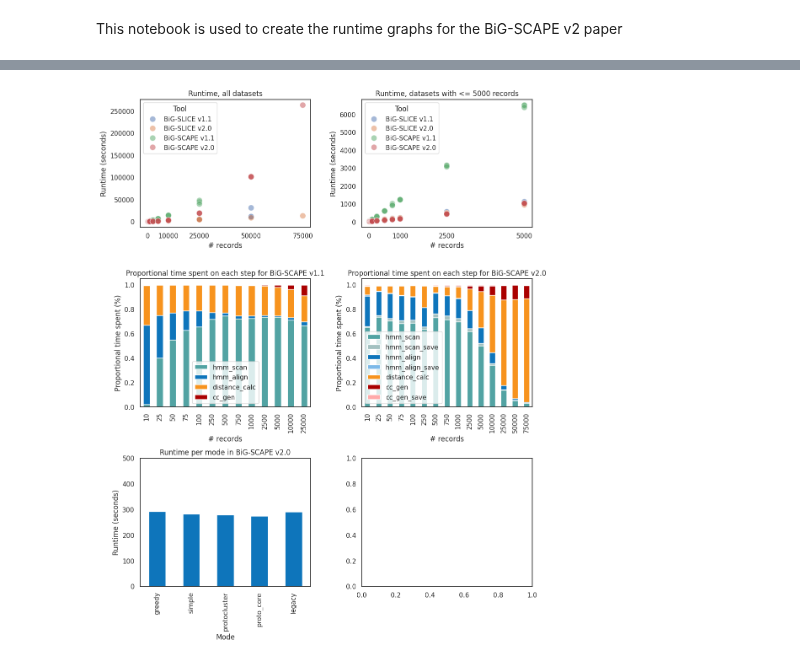
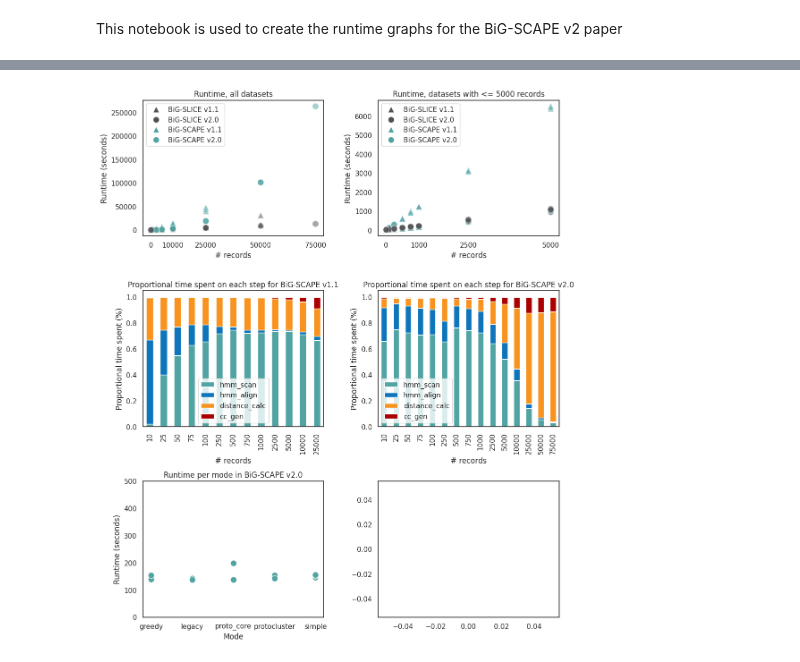
Before and after one commit to adraismawur/bigscape-v2-notebooks, a Jupyter notebook: runtimes.ipynb, the cells around one changed output, grey strips where cells are left out. Drawn from its saved outputs; the diff is of its cells as text; code cells hidden in the pictures.

Commit message:
update modes data. remove unused grapsh

```diff
--- a/runtimes.ipynb
+++ b/runtimes.ipynb
@@ -26,6 +24,16 @@ COLORS = {
 bigscape_v1_matrix = pd.read_csv("bigscape_v1_matrix.csv")
 # bs2 csv: size,sample,start,hmm_scan,hmm_scan_save,hmm_align,hmm_align_save,distance_calc,cc_gen,cc_gen_save,total
 bigscape_v2_matrix = pd.read_csv("bigscape_v2_matrix.csv")
+
+# for v2 we want to combine the saving steps with their preceding steps
+bigscape_v2_matrix["hmm_scan"] = bigscape_v2_matrix["hmm_scan"] + bigscape_v2_matrix["hmm_scan_save"]
+bigscape_v2_matrix["hmm_align"] = bigscape_v2_matrix["hmm_align"] + bigscape_v2_matrix["hmm_align_save"]
+bigscape_v2_matrix["cc_gen"] = bigscape_v2_matrix["cc_gen"] + bigscape_v2_matrix["cc_gen_save"]
+
+# then drop the saving columns
+bigscape_v2_matrix = bigscape_v2_matrix.drop(columns=["hmm_scan_save", "hmm_align_save", "cc_gen_save"])
+
+
 # bs2 mode csvs. same sa bs2
 
 bigscape_v2_mode_matrix = pd.read_csv("bigscape_v2_mode_matrix.csv")
@@ -136,9 +90,23 @@ plt.legend().remove()
 # %%
 # collate into one image
+
 fig, axes = plt.subplots(3, 2, figsize=(12, 15))
+ax = fig.gca()
+a = ax.scatter([0],[0], marker='^')
+b = ax.scatter([0],[0], marker='o')
+triangle_mk, = a.get_paths()
+dot_mk, = b.get_paths()
+a.remove()
+b.remove()
 
 ### total runtimes
 
+totals_colors = [
+    COLORS["bigslice_grey"],
+    COLORS["bigslice_grey"],
+    COLORS["bigscape_blue"],
+    COLORS["bigscape_blue"],
+]
 ## a) total runtimes for all sample sizes
 sns.scatterplot(
     ax=axes[0,0],
@@ -147,7 +115,7 @@ sns.scatterplot(
     y="total",
     hue="Tool",
     s=100,
-    alpha=0.5
+    palette=totals_colors
 )
 
 # title
@@ -160,6 +128,18 @@ axes[0, 0].set_xticks([0, 10000, 25000, 50000, 75000])
 # y axis options
 axes[0, 0].set_ylabel("Runtime (seconds)")
 
+
+# apply correct markers
+colls = axes[0, 0].collections
+for collection in colls:
+    collection.set_paths([triangle_mk] * 42 + [dot_mk] * 42 + [triangle_mk] * 42 + [dot_mk] * 42)
+    collection.set_alpha(0.5)
+
+handles, labels = axes[0, 0].get_legend_handles_labels()
+handles[0].set_marker("^")
+handles[2].set_marker("^")
+axes[0, 0].legend(handles, labels)
+
 ## b) total runtimes for sample sizes <= 10000
 # generate plot
 sns.scatterplot(
@@ -169,7 +149,7 @@ sns.scatterplot(
     y="total",
     hue="Tool",
     s=100,
-    alpha=0.5
+    palette=totals_colors
 )
 
 # title
@@ -182,6 +162,17 @@ axes[0, 1].set_xticks([0, 1000, 2500, 5000])
 # y axis options
 axes[0, 1].set_ylabel("Runtime (seconds)")
 
+
+# apply correct markers
+colls = axes[0, 1].collections
+for collection in colls:
+    collection.set_paths([triangle_mk] * 42 + [dot_mk] * 42 + [triangle_mk] * 42 + [dot_mk] * 42)
+    collection.set_alpha(0.5)
+
+handles, labels = axes[0, 1].get_legend_handles_labels()
+handles[0].set_marker("^")
+handles[2].set_marker("^")
+axes[0, 1].legend(handles, labels)
 
 ### runtime proportional time spent
 
@@ -208,35 +199,39 @@ axes[1, 0].set_ylabel("Proportional time spent (%)")
 # generate plot
 v2_prop_time_colors = [
     COLORS["bigscape_blue"],
-    COLORS["bigscape_blue_pale"],
     COLORS["dark_blue"],
-    COLORS["light_blue"],
     COLORS["orange_i_found_on_bigscape_image"],
     COLORS["antismash_red"],
-    COLORS["antismash_red_pale"]
 ]
 bigscape_v2_avg_prop.plot(ax=axes[1, 1], kind='bar', stacked=True, color=v2_prop_time_colors)
 
 # title
 axes[1, 1].set_title("Proportional time spent on each step for BiG-SCAPE v2.0")
 
 # x axis options
 axes[1, 1].set_xlabel("# records")
 
 # y axis options
 axes[1, 1].set_ylabel("Proportional time spent (%)")
 
 
 ### runtime per mode
-mode_totals.plot(ax=axes[2, 0], kind='bar', color=COLORS["dark_blue"])
+sns.scatterplot(
+    ax=axes[2, 0],
+    data=mode_totals,
+    x=mode_totals.index,
+    y="total",
+    s=100,
+    color=COLORS["bigscape_blue"]
+)
 axes[2, 0].set_title("Runtime per mode in BiG-SCAPE v2.0")
 axes[2, 0].set_xlabel("Mode")
 axes[2, 0].set_ylabel("Runtime (seconds)")
 axes[2, 0].set_ylim(0, 500)
 axes[2, 0].legend().remove()
 
 # increase margins
 plt.subplots_adjust(hspace=0.4)
 plt.subplots_adjust(wspace=0.3)
 # %% [output]
-[figure, old version]
+[figure, new version]
```
Also changed, not shown: parts of 6 cells of this notebook, 1 other file.
